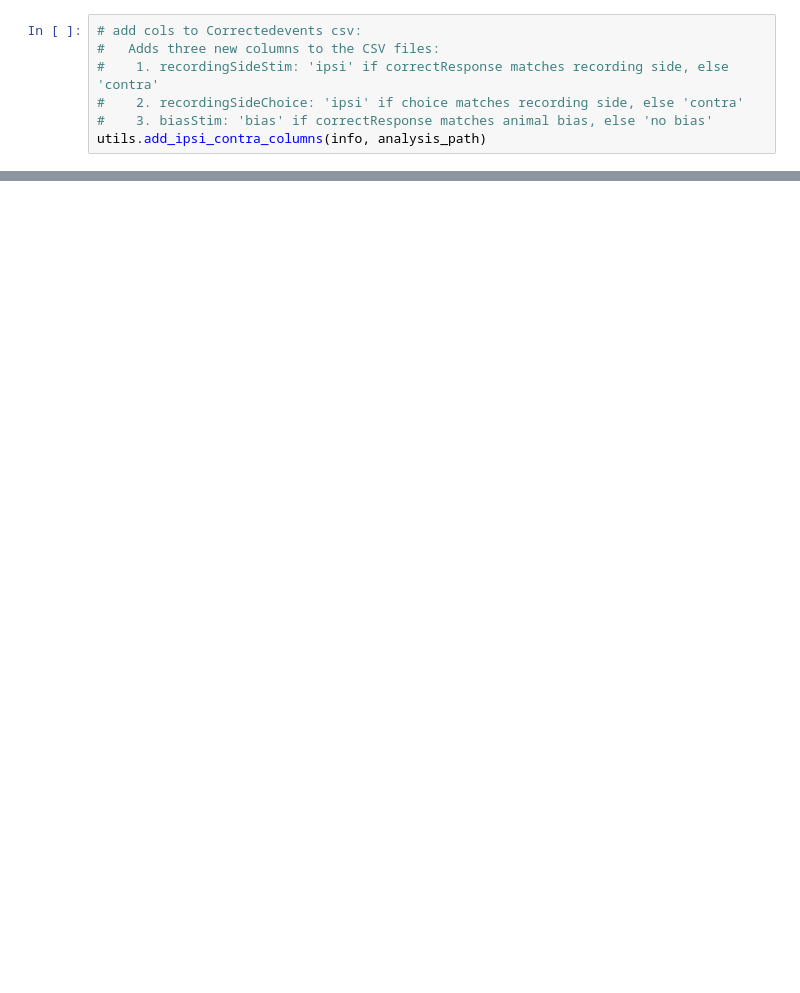
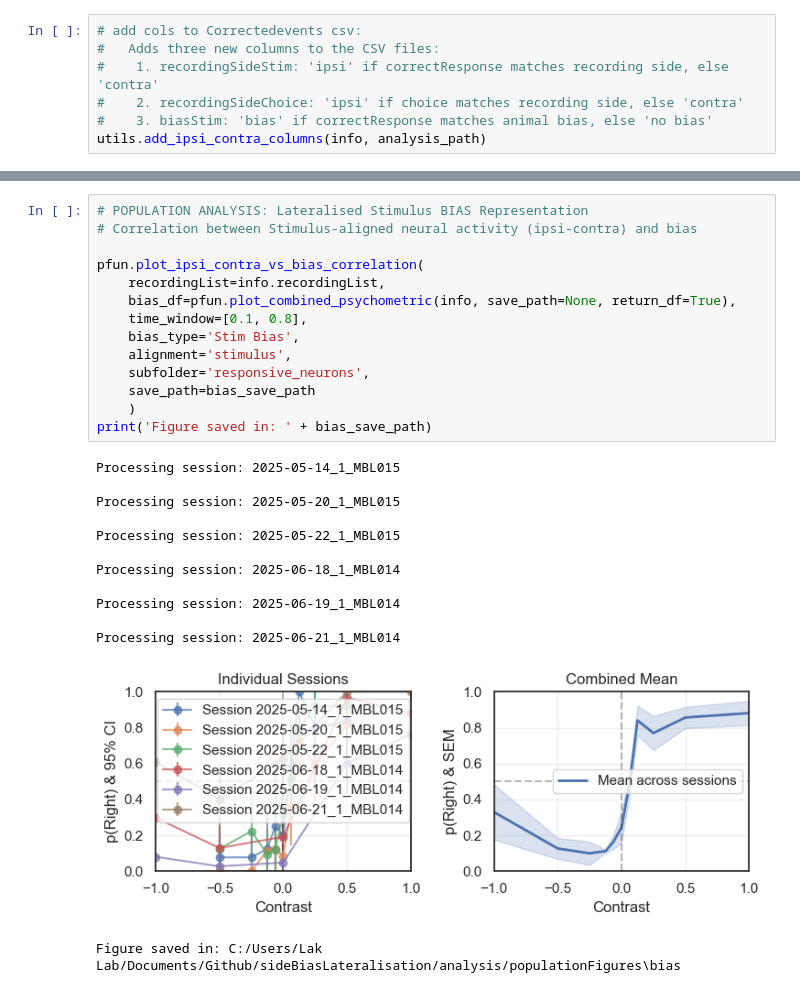
Before and after one commit to huriyeatg/sideBiasLateralisation, a Jupyter notebook: sideBiasLateralisation_extraction.ipynb, the cells around one changed output, grey strips where cells are left out. Drawn from its saved outputs; the diff is of its cells as text; blank space fills up the shorter version.

```diff
--- a/sideBiasLateralisation_extraction.ipynb
+++ b/sideBiasLateralisation_extraction.ipynb
@@ -701,0 +1732,28 @@ pfun.plot_AP_ML_contra_ipsi(df, save_path=analysis_path)
+# %%
+# POPULATION ANALYSIS: Lateralised Stimulus BIAS Representation
+# Correlation between Stimulus-aligned neural activity (ipsi-contra) and bias
+
+pfun.plot_ipsi_contra_vs_bias_correlation(
+    recordingList=info.recordingList,
+    bias_df=pfun.plot_combined_psychometric(info, save_path=None, return_df=True),
+    time_window=[0.1, 0.8],
+    bias_type='Stim Bias',
+    alignment='stimulus',
+    subfolder='responsive_neurons',
+    save_path=bias_save_path
+    )
+print('Figure saved in: ' + bias_save_path)
+# %% [output]
+Processing session: 2025-05-14_1_MBL015
+
+Processing session: 2025-05-20_1_MBL015
+
+Processing session: 2025-05-22_1_MBL015
+
+Processing session: 2025-06-18_1_MBL014
+
+Processing session: 2025-06-19_1_MBL014
+
+Processing session: 2025-06-21_1_MBL014
+[figure, added]
+Figure saved in: C:/Users/Lak Lab/Documents/Github/sideBiasLateralisation/analysis/populationFigures\bias
```
Also changed, not shown: parts of 70 cells of this notebook, 9 other files.
